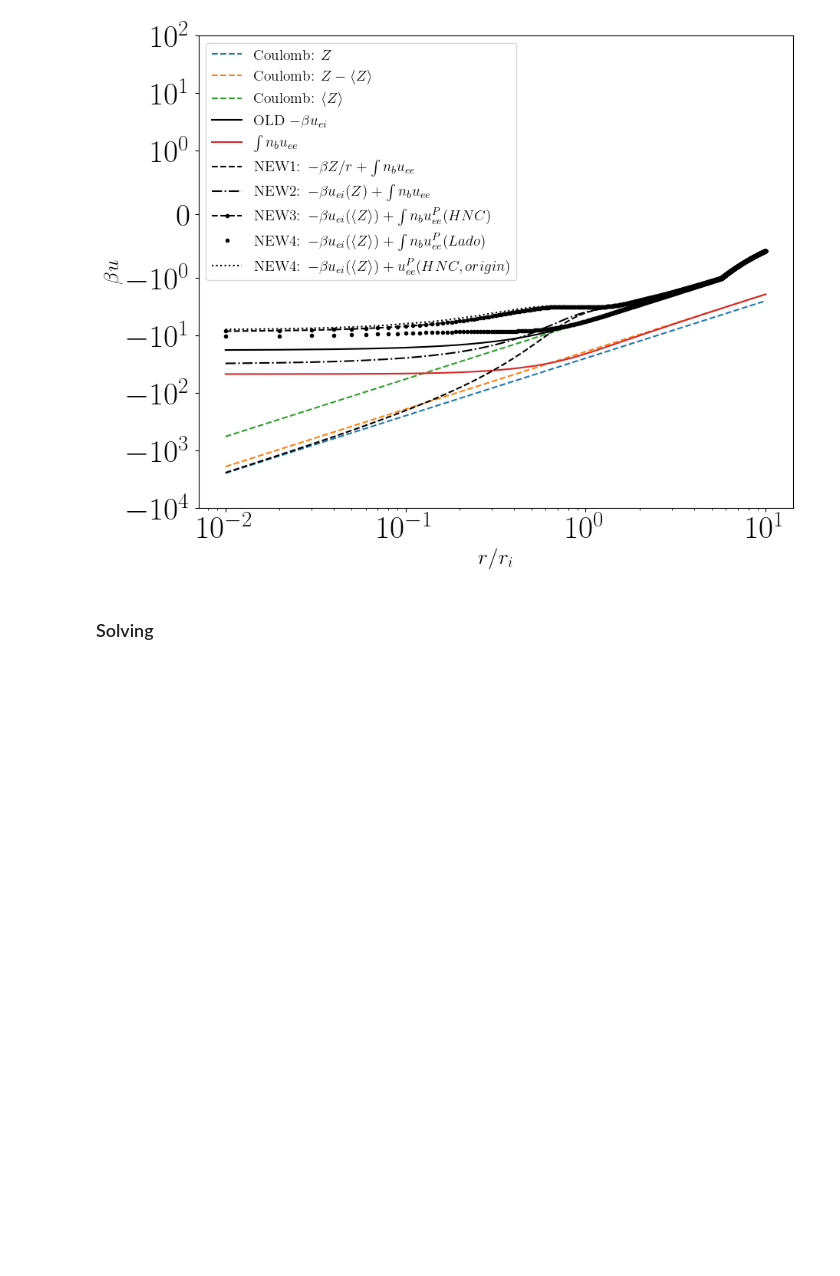
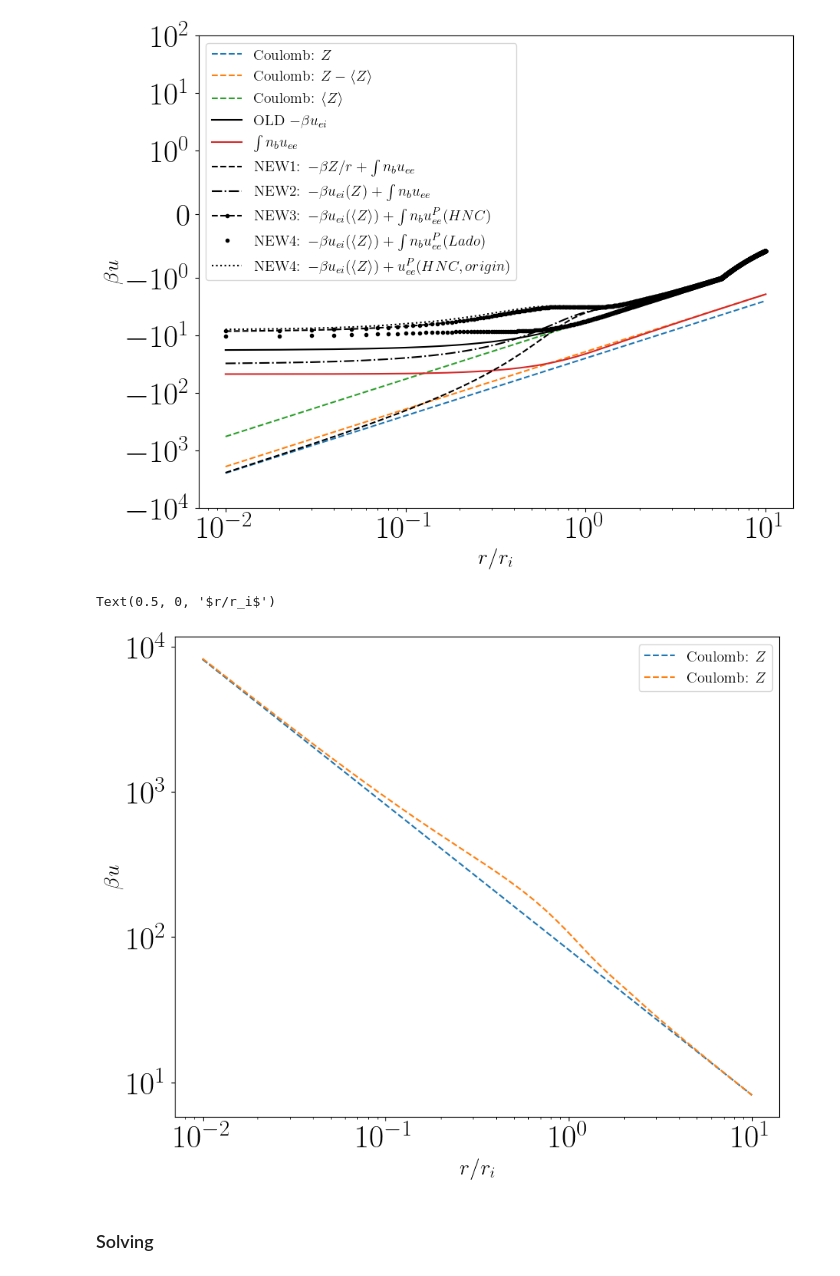
Before and after one commit to ZachAJohnson/hnc, a Jupyter notebook: TCCW/atoms/PLASMA_atoMEC_Al.ipynb, the cells around one changed output. Saved outputs shown, nothing was run; the diff lists cells and outputs as text; code cells hidden in the pictures; blank space fills up the shorter version.

```diff
--- a/TCCW/atoms/PLASMA_atoMEC_Al.ipynb
+++ b/TCCW/atoms/PLASMA_atoMEC_Al.ipynb
@@ -151,6 +149,7 @@ new_δβuei(1, verbose=True, HNC_Pauli=False)
 δβuei_Pauli_Lado = np.array([new_δβuei(r_hnc*atom.qsp.ri, HNC_Pauli=False) for r_hnc in atom.hnc.r_array])
 
 δβuei_Pauli_pointlike = (Z-Zbar)*atom.βP_ee_func(atom.hnc.r_array)
+δβuii_Pauli_pointlike = (Z-Zbar)**2 *atom.βP_ee_func(atom.hnc.r_array)
 # %%
 fig, ax = plt.subplots(figsize=(10,8))
 
@@ -177,6 +176,24 @@ ax.set_ylim(-1e4,1e2)
 # %% [output]
 (-10000.0, 100.0)
 [figure]
+# %%
+fig, ax = plt.subplots(figsize=(10,8))
+
+
+ax.plot(atom.hnc.r_array,  atom.hnc.βu_r_matrix[0,0],'--', label=r'Coulomb: $ Z$')
+ax.plot(atom.hnc.r_array,  atom.hnc.βu_r_matrix[0,0] + δβuii_Pauli_pointlike,'--', label=r'Coulomb: $ Z$')
+
+ax.legend(fontsize=14)
+ax.set_yscale('symlog', linthresh=1)
+ax.set_xscale('log')
+
+ax.set_ylabel(r"$\beta u$", fontsize=20)
+ax.set_xlabel(r"$r/r_i$", fontsize=20)
+
+# ax.set_ylim(-1e4,1e2)
+# %% [output]
+Text(0.5, 0, '$r/r_i$')
+[figure, added]
 # %% [markdown]
 ### Solving
 # %%
```
Also changed, not shown: parts of 34 cells of this notebook, 14 other files.
